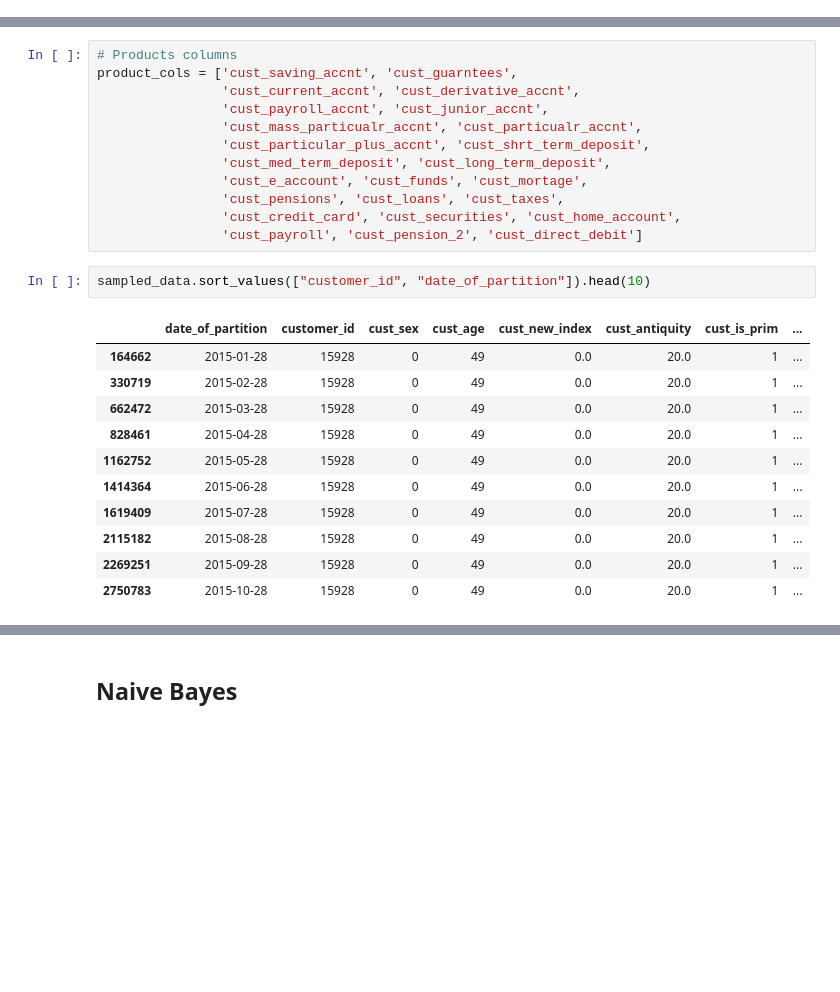
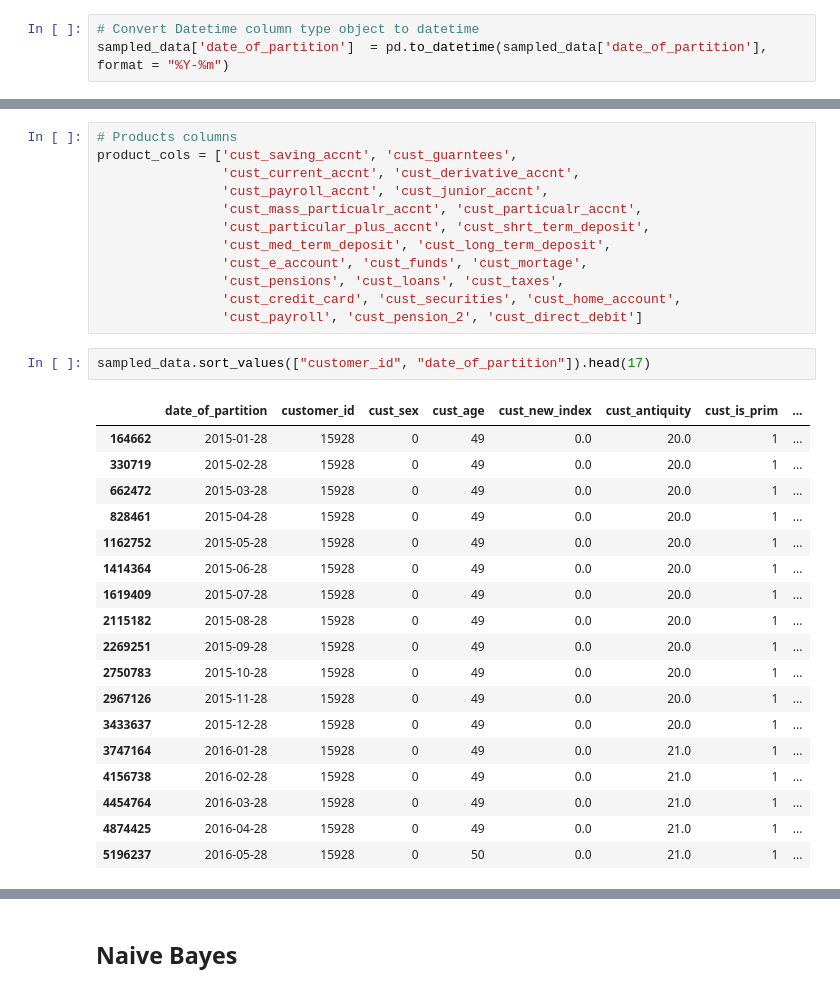
Before and after one commit to santosh12678/-santander_product_recommendation, a Jupyter notebook: Santander Product Recommendation- Part 02.ipynb, the cells around one changed output, grey strips where cells are left out. Cells and saved outputs as stored; diff of their text form; blank space fills up the shorter version.

```diff
--- a/Santander Product Recommendation- Part 02.ipynb
+++ b/Santander Product Recommendation- Part 02.ipynb
@@ -40,6 +40,9 @@ sampled_data.head()
 | 2 | 2015-01-28 | 1050620 | 0 | 23 | 0.0 | 2.0 | 1 | ... |
 | 3 | 2015-01-28 | 1050622 | 0 | 23 | 0.0 | 2.0 | 1 | ... |
 | 4 | 2015-01-28 | 1050623 | 0 | 23 | 0.0 | 2.0 | 1 | ... |
+# %%
+# Convert Datetime column type object to datetime
+sampled_data['date_of_partition']  = pd.to_datetime(sampled_data['date_of_partition'], format = "%Y-%m")
 # %%
 sampled_data["customer_id"].nunique()
 # %% [output]
@@ -77,16 +80,23 @@ product_cols = ['cust_saving_accnt', 'cust_guarntees',
                 'cust_credit_card', 'cust_securities', 'cust_home_account',
                 'cust_payroll', 'cust_pension_2', 'cust_direct_debit']
 # %%
-sampled_data.sort_values(["customer_id", "date_of_partition"]).head(10)
+sampled_data.sort_values(["customer_id", "date_of_partition"]).head(17)
 # %% [output]
 |  | date_of_partition | customer_id | cust_sex | cust_age | cust_new_index | cust_antiquity | cust_is_prim | ... |
 | 164662 | 2015-01-28 | 15928 | 0 | 49 | 0.0 | 20.0 | 1 | ... |
 | 330719 | 2015-02-28 | 15928 | 0 | 49 | 0.0 | 20.0 | 1 | ... |
 | 662472 | 2015-03-28 | 15928 | 0 | 49 | 0.0 | 20.0 | 1 | ... |
 | 828461 | 2015-04-28 | 15928 | 0 | 49 | 0.0 | 20.0 | 1 | ... |
 | 1162752 | 2015-05-28 | 15928 | 0 | 49 | 0.0 | 20.0 | 1 | ... |
 | 1414364 | 2015-06-28 | 15928 | 0 | 49 | 0.0 | 20.0 | 1 | ... |
 | 1619409 | 2015-07-28 | 15928 | 0 | 49 | 0.0 | 20.0 | 1 | ... |
 | 2115182 | 2015-08-28 | 15928 | 0 | 49 | 0.0 | 20.0 | 1 | ... |
 | 2269251 | 2015-09-28 | 15928 | 0 | 49 | 0.0 | 20.0 | 1 | ... |
 | 2750783 | 2015-10-28 | 15928 | 0 | 49 | 0.0 | 20.0 | 1 | ... |
+| 2967126 | 2015-11-28 | 15928 | 0 | 49 | 0.0 | 20.0 | 1 | ... |
+| 3433637 | 2015-12-28 | 15928 | 0 | 49 | 0.0 | 20.0 | 1 | ... |
+| 3747164 | 2016-01-28 | 15928 | 0 | 49 | 0.0 | 21.0 | 1 | ... |
+| 4156738 | 2016-02-28 | 15928 | 0 | 49 | 0.0 | 21.0 | 1 | ... |
+| 4454764 | 2016-03-28 | 15928 | 0 | 49 | 0.0 | 21.0 | 1 | ... |
+| 4874425 | 2016-04-28 | 15928 | 0 | 49 | 0.0 | 21.0 | 1 | ... |
+| 5196237 | 2016-05-28 | 15928 | 0 | 50 | 0.0 | 21.0 | 1 | ... |
```
Also changed, not shown: parts of 20 cells of this notebook.
